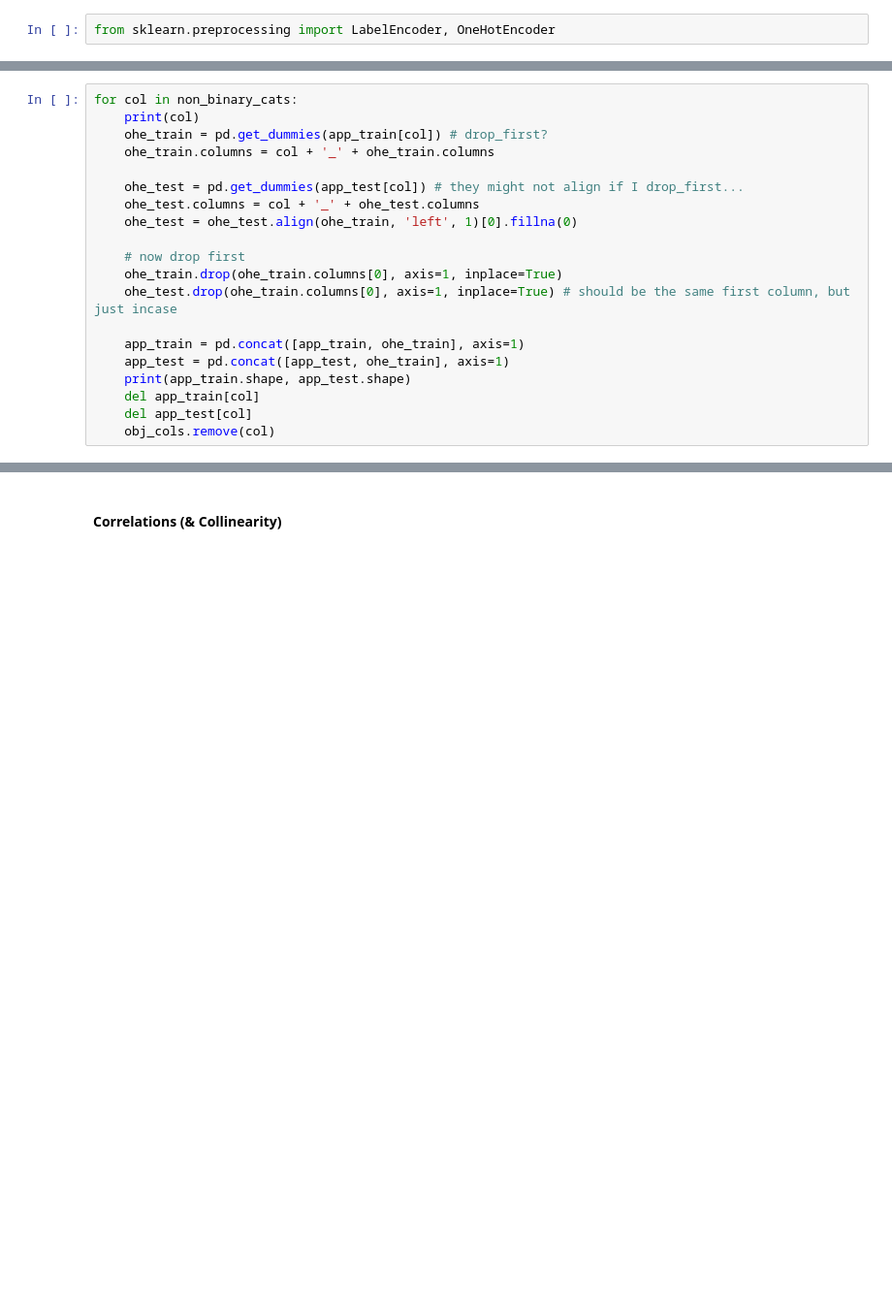
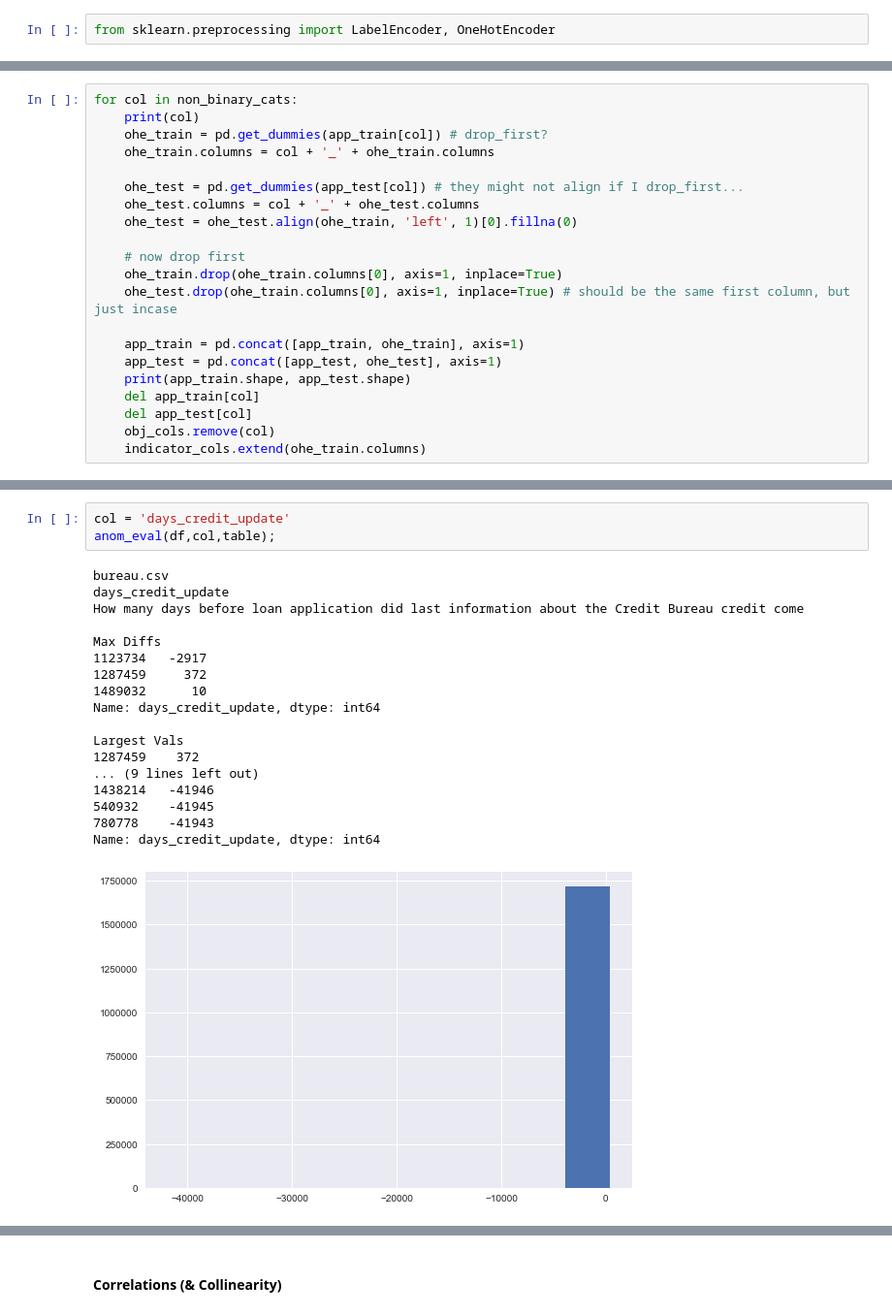
Before and after one commit to rshap91/home_credit_loans, a Jupyter notebook: Explore_And_Clean.ipynb, the cells around one changed output, grey strips where cells are left out. Shown: that part at 97% size. Saved outputs shown, nothing was run; the diff lists cells and outputs as text; blank space fills up the shorter version.

```diff
--- a/Explore_And_Clean.ipynb
+++ b/Explore_And_Clean.ipynb
@@ -961,8 +1014,9 @@ for col in non_binary_cats:
     ohe_test.drop(ohe_train.columns[0], axis=1, inplace=True) # should be the same first column, but just incase
 
     app_train = pd.concat([app_train, ohe_train], axis=1)
-    app_test = pd.concat([app_test, ohe_train], axis=1)
+    app_test = pd.concat([app_test, ohe_test], axis=1)
     print(app_train.shape, app_test.shape)
     del app_train[col]
     del app_test[col]
     obj_cols.remove(col)
+    indicator_cols.extend(ohe_train.columns)
@@ -970,0 +1169,22 @@ app_train.dtypes.value_counts()
+# %%
+col = 'days_credit_update'
+anom_eval(df,col,table);
+# %% [output]
+bureau.csv
+days_credit_update
+How many days before loan application did last information about the Credit Bureau credit come
+
+Max Diffs
+1123734   -2917
+1287459     372
+1489032      10
+Name: days_credit_update, dtype: int64
+
+Largest Vals
+1287459    372
+... (9 lines left out)
+1438214   -41946
+540932    -41945
+780778    -41943
+Name: days_credit_update, dtype: int64
+[figure, added]
```
Also changed, not shown: parts of 51 cells of this notebook.
